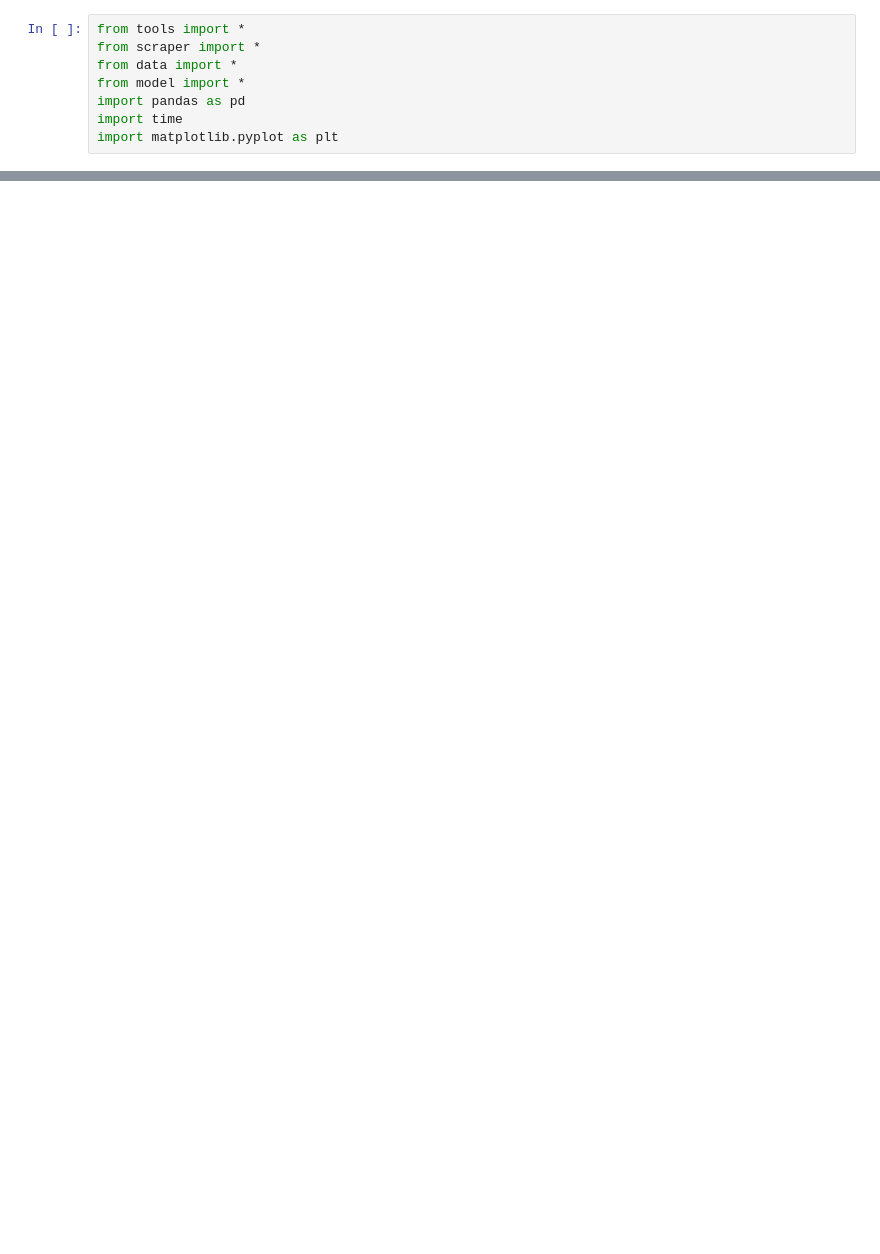
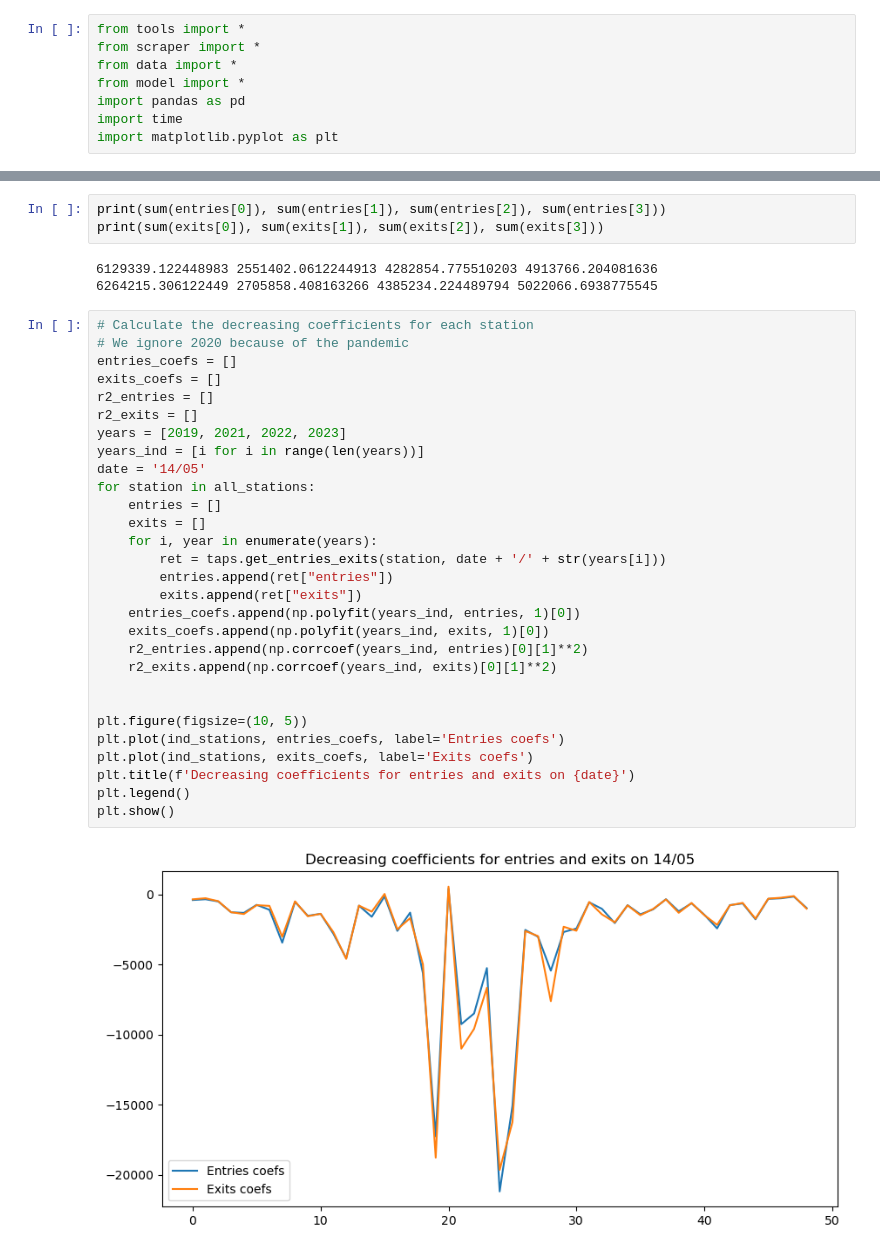
Before and after one commit to Hookander/London-Underground-research, a Jupyter notebook: np.ipynb, the cells around one changed output, grey strips where cells are left out. Cells and saved outputs as stored; diff of their text form; blank space fills up the shorter version.

```diff
--- a/np.ipynb
+++ b/np.ipynb
@@ -60,0 +183,37 @@ print(taps.get_entries_exits('Queensway', '10/01/2022'))
+# %%
+print(sum(entries[0]), sum(entries[1]), sum(entries[2]), sum(entries[3]))
+print(sum(exits[0]), sum(exits[1]), sum(exits[2]), sum(exits[3]))
+# %% [output]
+6129339.122448983 2551402.0612244913 4282854.775510203 4913766.204081636
+6264215.306122449 2705858.408163266 4385234.224489794 5022066.6938775545
+# %%
+# Calculate the decreasing coefficients for each station
+# We ignore 2020 because of the pandemic
+entries_coefs = []
+exits_coefs = []
+r2_entries = []
+r2_exits = []
+years = [2019, 2021, 2022, 2023]
+years_ind = [i for i in range(len(years))]
+date = '14/05'
+for station in all_stations:
+    entries = []
+    exits = []
+    for i, year in enumerate(years):
+        ret = taps.get_entries_exits(station, date + '/' + str(years[i]))
+        entries.append(ret["entries"])
+        exits.append(ret["exits"])
+    entries_coefs.append(np.polyfit(years_ind, entries, 1)[0])
+    exits_coefs.append(np.polyfit(years_ind, exits, 1)[0])
+    r2_entries.append(np.corrcoef(years_ind, entries)[0][1]**2)
+    r2_exits.append(np.corrcoef(years_ind, exits)[0][1]**2)
+
+
+plt.figure(figsize=(10, 5))
+plt.plot(ind_stations, entries_coefs, label='Entries coefs')
+plt.plot(ind_stations, exits_coefs, label='Exits coefs')
+plt.title(f'Decreasing coefficients for entries and exits on {date}')
+plt.legend()
+plt.show()
+# %% [output]
+[figure, added]
```
Also changed, not shown: parts of 13 cells of this notebook, 11 other files.
